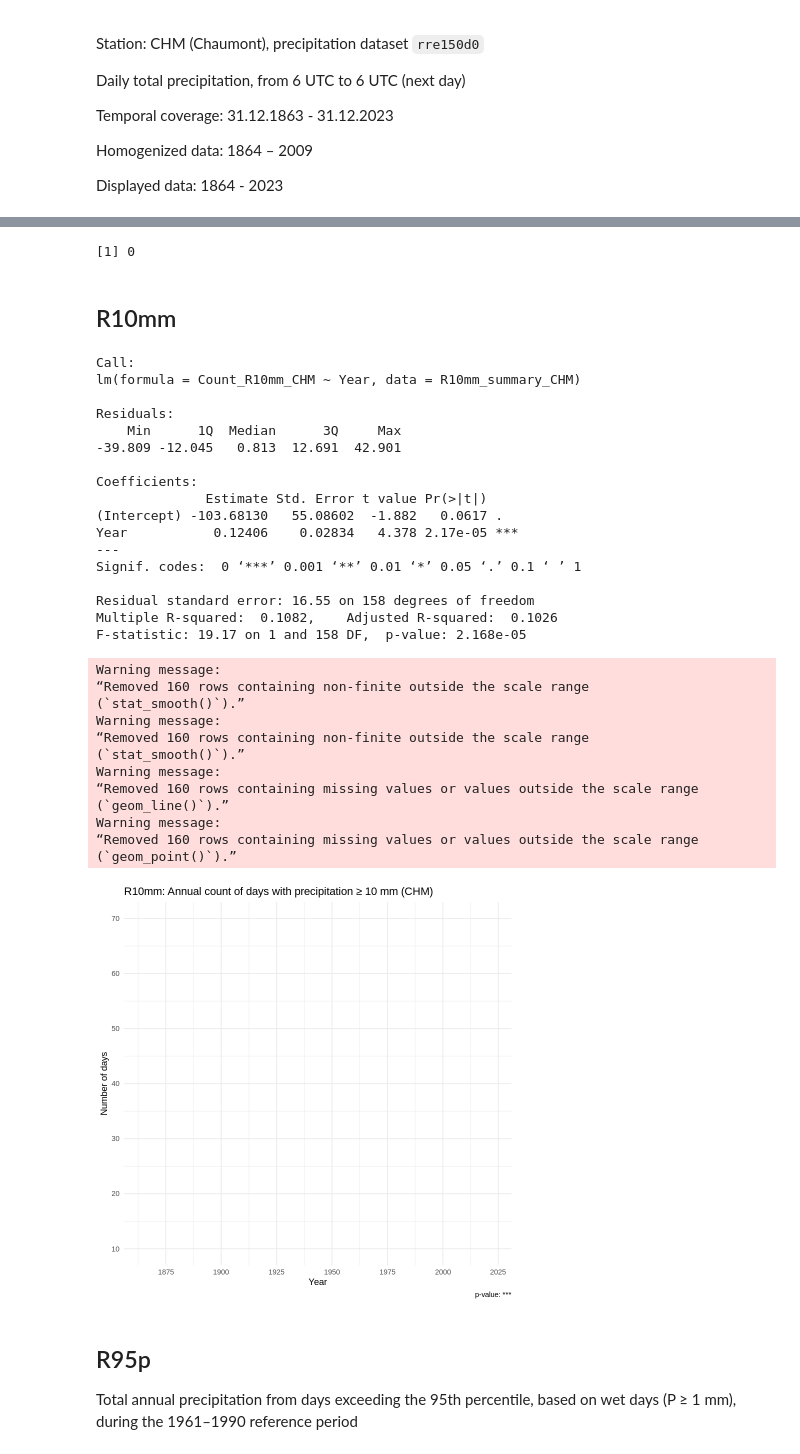
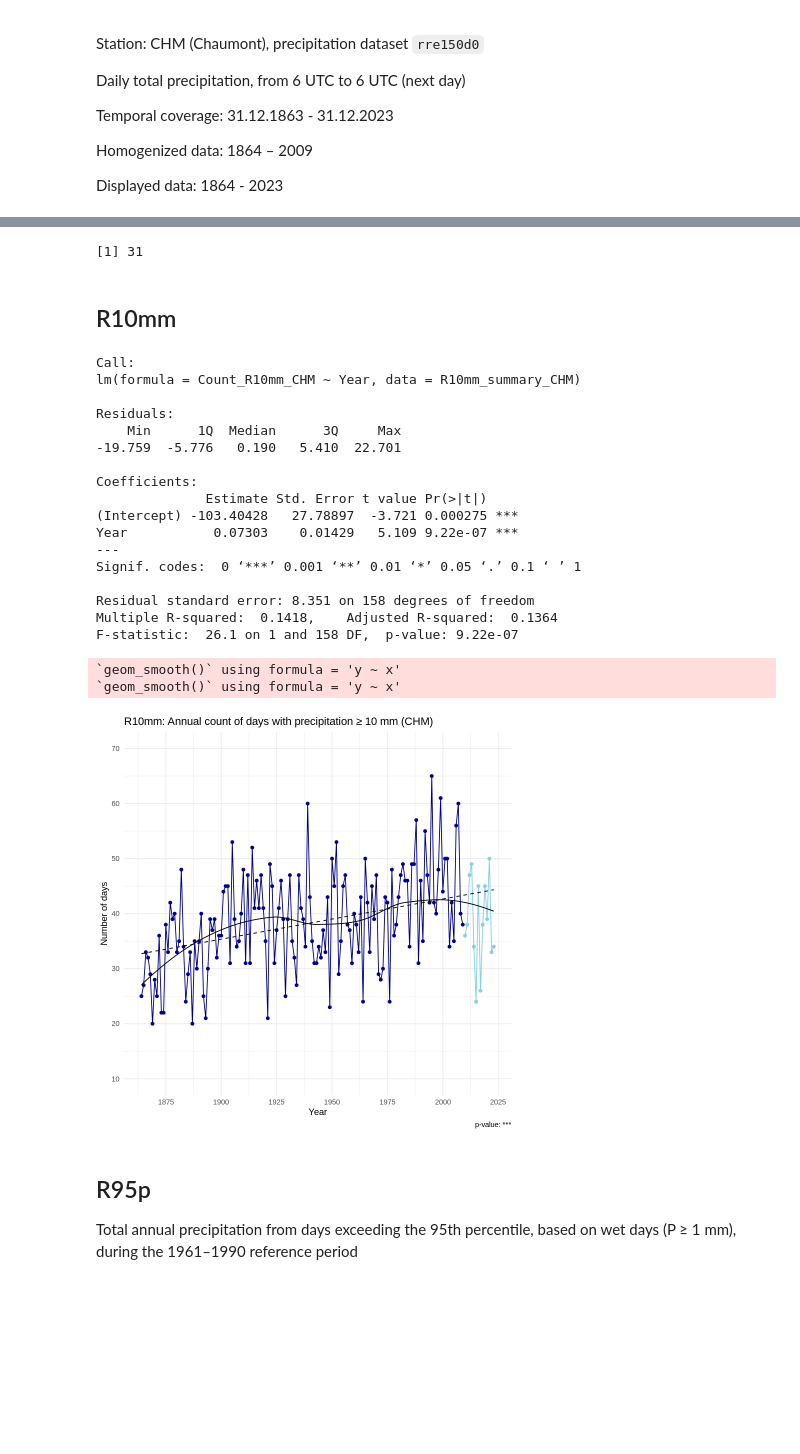
Before and after one commit to cutiips/Master-Thesis, a Jupyter notebook: CHM_rre150d0.ipynb, the cells around one changed output, grey strips where cells are left out. Saved outputs shown, nothing was run; the diff lists cells and outputs as text; code cells hidden in the pictures; blank space fills up the shorter version.

```diff
--- a/CHM_rre150d0.ipynb
+++ b/CHM_rre150d0.ipynb
@@ -34,7 +43,14 @@ Installing package into ‘/usr/local/lib/R/site-library’
 # %%
 # Preprocessing
 url <- "https://raw.githubusercontent.com/cutiips/Master-Thesis/main/CHM_rre150d0.txt"
-CHM_P <- read.table(url, header = TRUE, as.is = FALSE, sep = ";")
+CHM_P <- read.table(
+  url,
+  header = TRUE,
+  sep    = ";",
+  as.is  = FALSE,
+  na.strings = c("-")
+)
+
 
 colnames(CHM_P)[2] <- "date"
 colnames(CHM_P)[3] <- "precip"
@@ -49,7 +65,7 @@ CHM_P$precip <- as.numeric(CHM_P$precip)
 # Check for missing values
 sum(is.na(CHM_P))
 # %% [output]
-[1] 0
+[1] 31
 # %% [markdown]
 ## R10mm
 # %%
@@ -69,18 +85,18 @@ lm(formula = Count_R10mm_CHM ~ Year, data = R10mm_summary_CHM)
 
 Residuals:
     Min      1Q  Median      3Q     Max
--39.809 -12.045   0.813  12.691  42.901
+-19.759  -5.776   0.190   5.410  22.701
 
 Coefficients:
               Estimate Std. Error t value Pr(>|t|)
-(Intercept) -103.68130   55.08602  -1.882   0.0617 .
-Year           0.12406    0.02834   4.378 2.17e-05 ***
+(Intercept) -103.40428   27.78897  -3.721 0.000275 ***
+Year           0.07303    0.01429   5.109 9.22e-07 ***
 ---
 Signif. codes:  0 ‘***’ 0.001 ‘**’ 0.01 ‘*’ 0.05 ‘.’ 0.1 ‘ ’ 1
 
-Residual standard error: 16.55 on 158 degrees of freedom
-Multiple R-squared:  0.1082,    Adjusted R-squared:  0.1026
-F-statistic: 19.17 on 1 and 158 DF,  p-value: 2.168e-05
+Residual standard error: 8.351 on 158 degrees of freedom
+Multiple R-squared:  0.1418,    Adjusted R-squared:  0.1364
+F-statistic:  26.1 on 1 and 158 DF,  p-value: 9.22e-07
 # %%
 # Data homogenization period (CHM) : 1864 to 2009
 R10mm_summary_CHM$Dataset <- ifelse(R10mm_summary_CHM$Year <= 2009,
@@ -89,30 +105,20 @@ R10mm_homog_CHM <- R10mm_summary_CHM[R10mm_summary_CHM$Dataset == "homogenized",
 # %%
 # Graph with data homogenization period
 ggplot(R10mm_summary_CHM, aes(x = Year, y = Count_R10mm_CHM)) +
   geom_line(aes(color = Dataset), size = 0.5) +
   geom_point(aes(color = Dataset)) +
-  geom_smooth(method = "lm",formula = y ~ x, se = FALSE, color = "black", linetype = "dashed", linewidth = 0.5) +
-  geom_smooth(method = "loess", formula = y ~ x, se = FALSE, color = "black", linewidth = 0.5) +
+  geom_smooth(method = "lm", se = FALSE, color = "black", linetype = "dashed", linewidth = 0.5) +
+  geom_smooth(method = "loess", se = FALSE, color = "black", linewidth = 0.5) +
   labs(title = "R10mm: Annual count of days with precipitation ≥ 10 mm (CHM)",
   x = "Year", y = "Number of days", caption = "p-value: ***") +
   scale_y_continuous(limits = c(10,70), breaks = seq(10,70, by = 10)) +
   scale_x_continuous(breaks = seq(1875, 2025, by = 25)) +
   scale_color_manual(values = c("homogenized" = "darkblue","non-homogenized" = "skyblue")) +
   theme_minimal() +theme(legend.position = "none")
 # %% [output]
-Warning message:
-“Removed 160 rows containing non-finite outside the scale range
-(`stat_smooth()`).”
-Warning message:
-“Removed 160 rows containing non-finite outside the scale range
-(`stat_smooth()`).”
-Warning message:
-“Removed 160 rows containing missing values or values outside the scale range
-(`geom_line()`).”
-Warning message:
-“Removed 160 rows containing missing values or values outside the scale range
-(`geom_point()`).”
+`geom_smooth()` using formula = 'y ~ x'
+`geom_smooth()` using formula = 'y ~ x'
-[figure, old version]
+[figure, new version]
 # %%
 # Summary statistics (homogenized data only)
   # Mean
```
Also changed, not shown: parts of 1 cell of this notebook.
